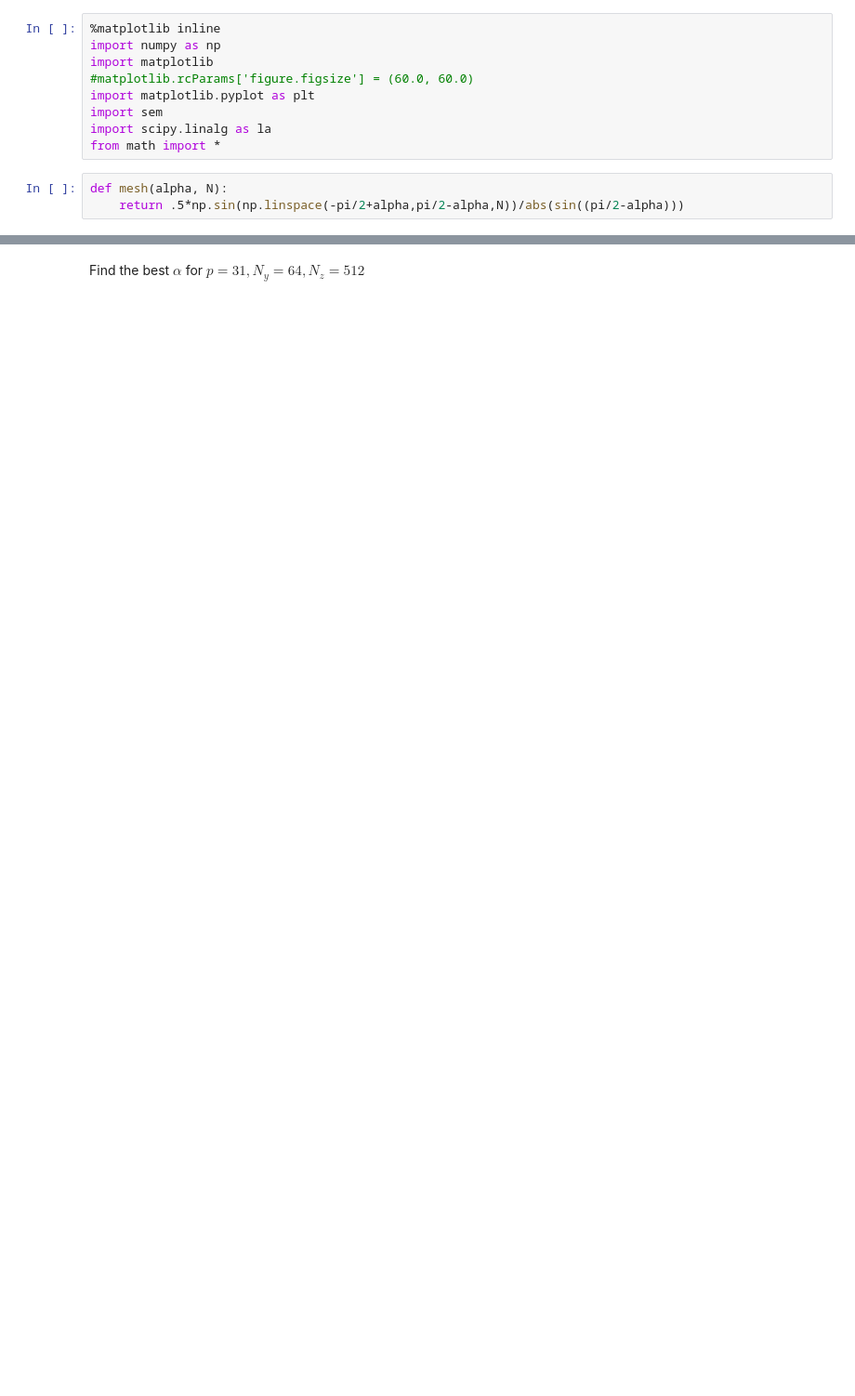
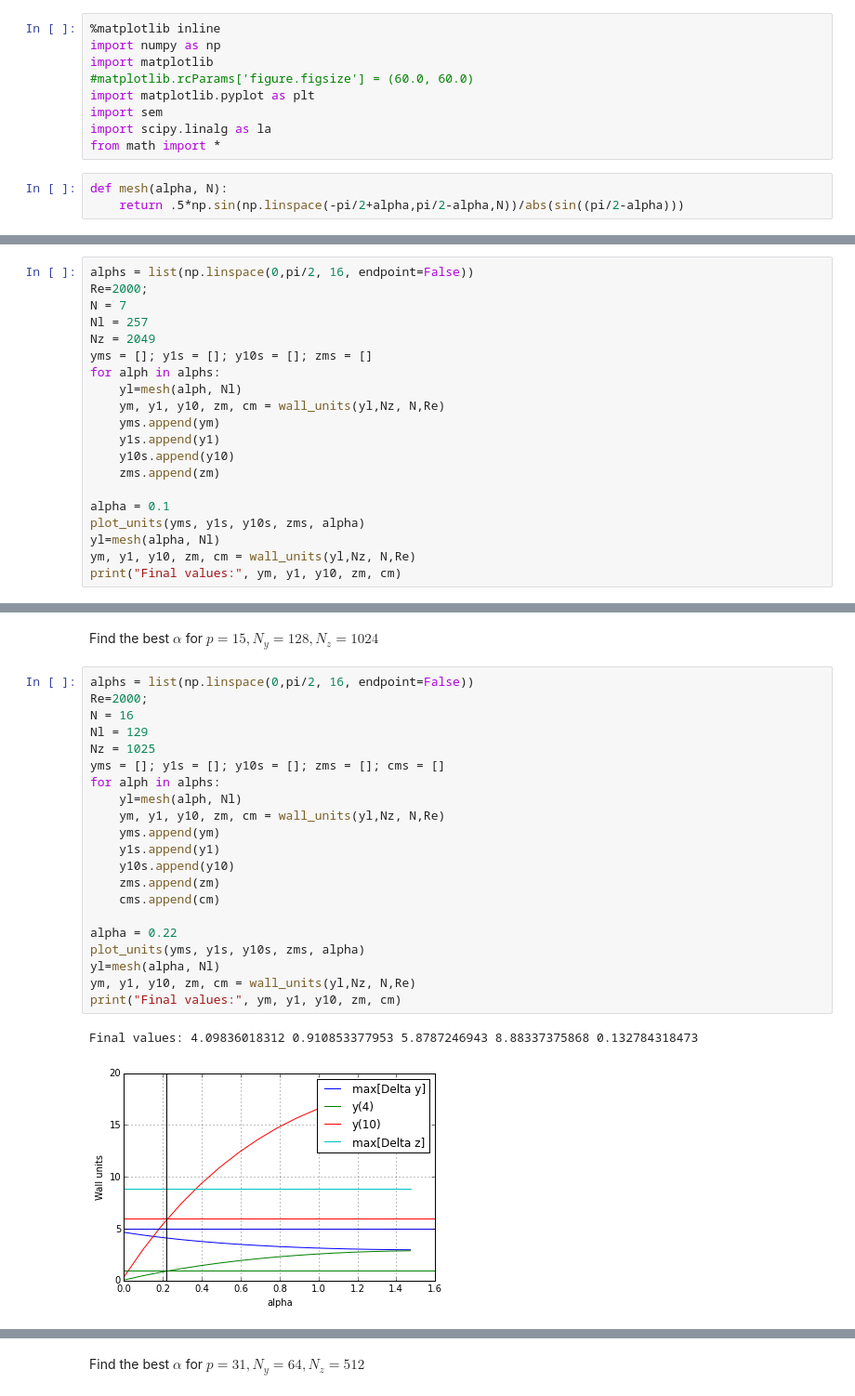
Before and after one commit to maxhutch/sem, a Jupyter notebook: Ducts.ipynb, the cells around one changed output, grey strips where cells are left out. Shown: that part at 93% size. Drawn from its saved outputs; the diff is of its cells as text; blank space fills up the shorter version.

```diff
--- a/Ducts.ipynb
+++ b/Ducts.ipynb
@@ -51,0 +81,20 @@ def plot_units(yms, y1s, y10s, zms, line=None):
+# %%
+alphs = list(np.linspace(0,pi/2, 16, endpoint=False))
+Re=2000;
+N = 7
+Nl = 257
+Nz = 2049
+yms = []; y1s = []; y10s = []; zms = []
+for alph in alphs:
+    yl=mesh(alph, Nl)
+    ym, y1, y10, zm, cm = wall_units(yl,Nz, N,Re)
+    yms.append(ym)
+    y1s.append(y1)
+    y10s.append(y10)
+    zms.append(zm)
+
+alpha = 0.1
+plot_units(yms, y1s, y10s, zms, alpha)
+yl=mesh(alpha, Nl)
+ym, y1, y10, zm, cm = wall_units(yl,Nz, N,Re)
+print("Final values:", ym, y1, y10, zm, cm)
@@ -51,0 +129,26 @@ def plot_units(yms, y1s, y10s, zms, line=None):
+# %% [markdown]
+Find the best $\alpha$ for $p = 15, N_y = 128, N_z = 1024$
+# %%
+alphs = list(np.linspace(0,pi/2, 16, endpoint=False))
+Re=2000;
+N = 16
+Nl = 129
+Nz = 1025
+yms = []; y1s = []; y10s = []; zms = []; cms = []
+for alph in alphs:
+    yl=mesh(alph, Nl)
+    ym, y1, y10, zm, cm = wall_units(yl,Nz, N,Re)
+    yms.append(ym)
+    y1s.append(y1)
+    y10s.append(y10)
+    zms.append(zm)
+    cms.append(cm)
+
+alpha = 0.22
+plot_units(yms, y1s, y10s, zms, alpha)
+yl=mesh(alpha, Nl)
+ym, y1, y10, zm, cm = wall_units(yl,Nz, N,Re)
+print("Final values:", ym, y1, y10, zm, cm)
+# %% [output]
+Final values: 4.09836018312 0.910853377953 5.8787246943 8.88337375868 0.132784318473
+[figure, added]
```
Also changed, not shown: parts of 15 cells of this notebook, 2 other files.
